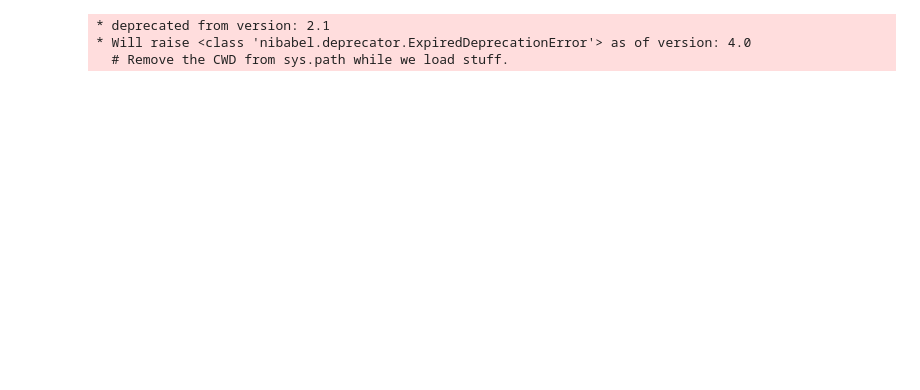
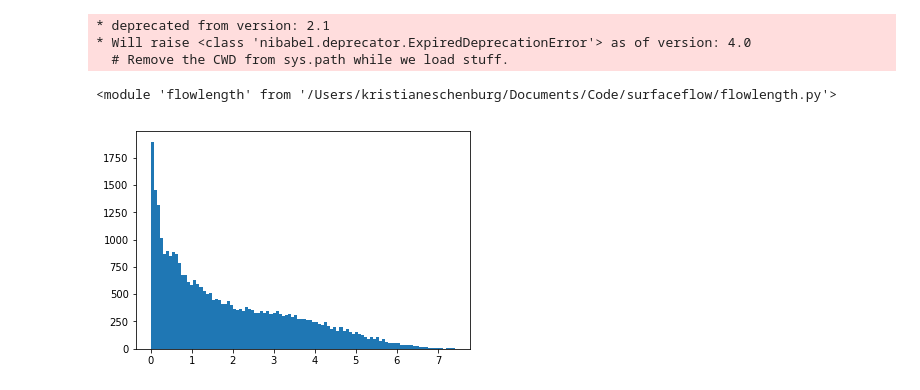
Before and after one commit to kristianeschenburg/trimeshpy, a Jupyter notebook: notebooks/Test_TriMeshPy.ipynb, the cells around one changed output. Drawn from its saved outputs; the diff is of its cells as text; code cells hidden in the pictures; blank space fills up the shorter version.

```diff
--- a/notebooks/Test_TriMeshPy.ipynb
+++ b/notebooks/Test_TriMeshPy.ipynb
@@ -25,8 +22,8 @@ mesh = TriMesh_Vtk(triangles=triangles,vertices=vertices)
 tri_mesh_flow = TriMeshFlow_Vtk(triangles, vertices)
 # %%
 # Test parameters
-nb_step = 20
-diffusion_step = 10
+nb_step = 10
+diffusion_step = 5
 saved_flow = trimeshpy.data.output_test_flow
 saved_fib = trimeshpy.data.output_test_fib
 
@@ -65,0 +96,7 @@ for l in np.arange(lines.shape[0]):
+# %%
+import flowlength
+reload(flowlength)
+# %% [output]
+<module 'flowlength' from '/Users/kristianeschenburg/Documents/Code/surfaceflow/flowlength.py'>
+# %%
+lengths = flowlength.flowlengths(lines)
@@ -65,0 +106,4 @@ for l in np.arange(lines.shape[0]):
+# %%
+plt.hist(lengths,100);
+# %% [output]
+[figure, added]
```
Also changed, not shown: parts of 22 cells of this notebook, 2 other files.
